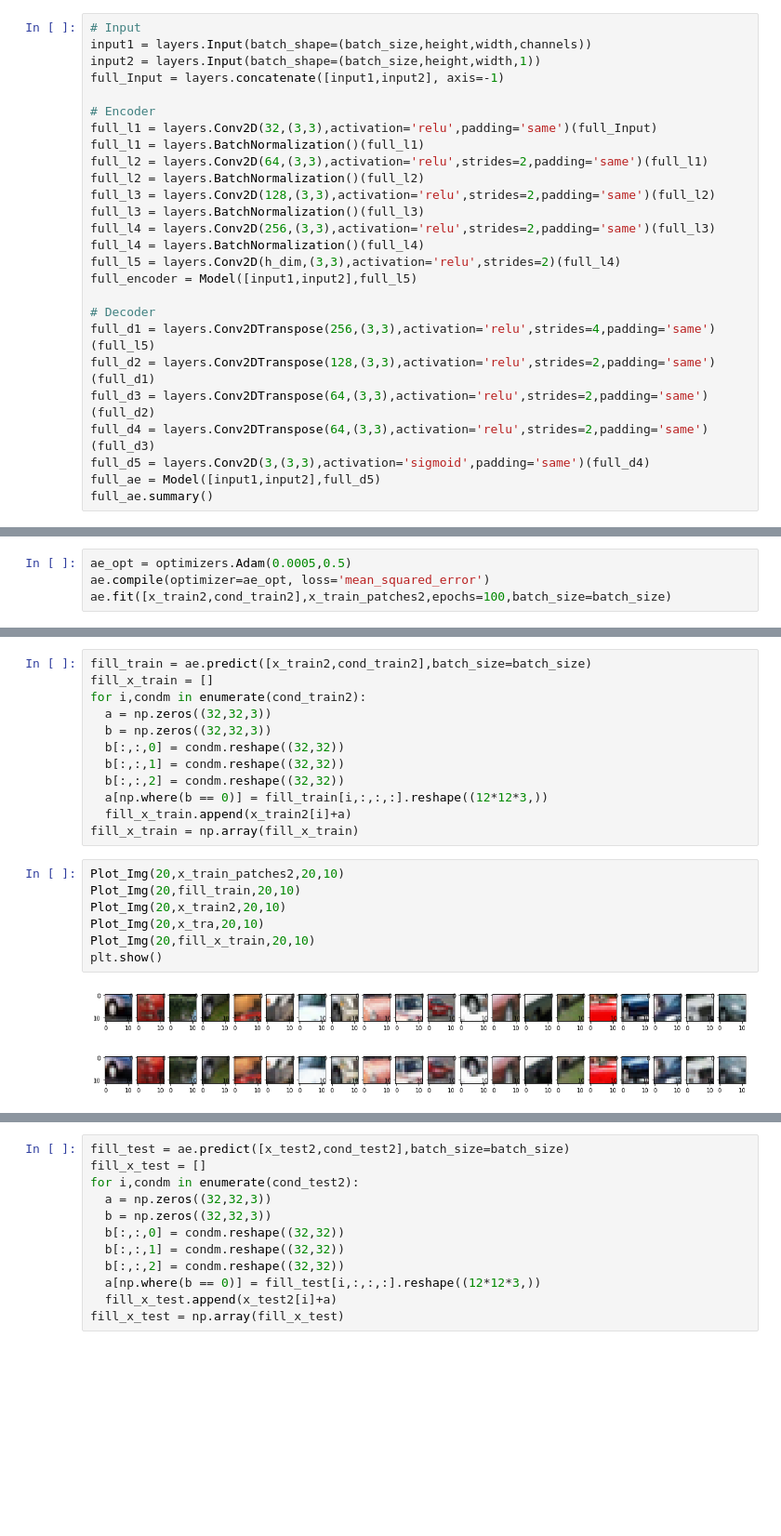
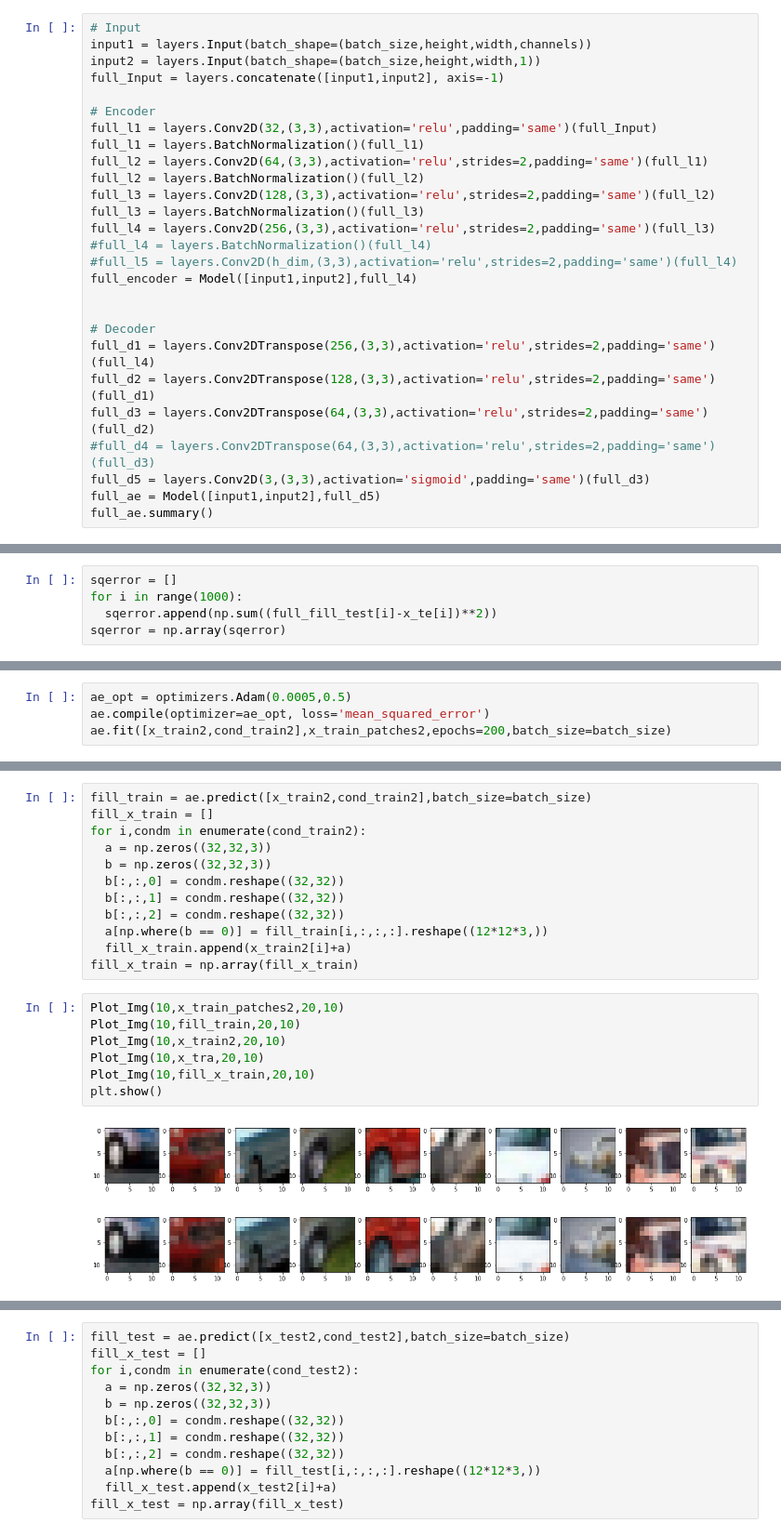
Before and after one commit to nji3/Deep_Learning_Study_Tutorial, a Jupyter notebook: Image Fill/Image_Fill_by_AutoEncoder.ipynb, the cells around one changed output, grey strips where cells are left out. Shown at 93% size. Drawn from its saved outputs; the diff is of its cells as text; blank space fills up the shorter version.

Commit message:
update direct conv and autoencoder

```diff
--- a/Image Fill/Image_Fill_by_AutoEncoder.ipynb
+++ b/Image Fill/Image_Fill_by_AutoEncoder.ipynb
@@ -92,16 +92,17 @@ full_l2 = layers.BatchNormalization()(full_l2)
 full_l3 = layers.Conv2D(128,(3,3),activation='relu',strides=2,padding='same')(full_l2)
 full_l3 = layers.BatchNormalization()(full_l3)
 full_l4 = layers.Conv2D(256,(3,3),activation='relu',strides=2,padding='same')(full_l3)
-full_l4 = layers.BatchNormalization()(full_l4)
-full_l5 = layers.Conv2D(h_dim,(3,3),activation='relu',strides=2)(full_l4)
-full_encoder = Model([input1,input2],full_l5)
+#full_l4 = layers.BatchNormalization()(full_l4)
+#full_l5 = layers.Conv2D(h_dim,(3,3),activation='relu',strides=2,padding='same')(full_l4)
+full_encoder = Model([input1,input2],full_l4)
+
 
 # Decoder
-full_d1 = layers.Conv2DTranspose(256,(3,3),activation='relu',strides=4,padding='same')(full_l5)
+full_d1 = layers.Conv2DTranspose(256,(3,3),activation='relu',strides=2,padding='same')(full_l4)
 full_d2 = layers.Conv2DTranspose(128,(3,3),activation='relu',strides=2,padding='same')(full_d1)
 full_d3 = layers.Conv2DTranspose(64,(3,3),activation='relu',strides=2,padding='same')(full_d2)
-full_d4 = layers.Conv2DTranspose(64,(3,3),activation='relu',strides=2,padding='same')(full_d3)
-full_d5 = layers.Conv2D(3,(3,3),activation='sigmoid',padding='same')(full_d4)
+#full_d4 = layers.Conv2DTranspose(64,(3,3),activation='relu',strides=2,padding='same')(full_d3)
+full_d5 = layers.Conv2D(3,(3,3),activation='sigmoid',padding='same')(full_d3)
 full_ae = Model([input1,input2],full_d5)
 full_ae.summary()
 # %% [output]
@@ -167,0 +177,5 @@ plt.show()
+# %%
+sqerror = []
+for i in range(1000):
+  sqerror.append(np.sum((full_fill_test[i]-x_te[i])**2))
+sqerror = np.array(sqerror)
@@ -255,5 +287,5 @@ ________________________________________________________________________________
 # %%
 ae_opt = optimizers.Adam(0.0005,0.5)
 ae.compile(optimizer=ae_opt, loss='mean_squared_error')
-ae.fit([x_train2,cond_train2],x_train_patches2,epochs=100,batch_size=batch_size)
+ae.fit([x_train2,cond_train2],x_train_patches2,epochs=200,batch_size=batch_size)
 # %% [output]
@@ -288,12 +320,12 @@ for i,condm in enumerate(cond_train2):
   fill_x_train.append(x_train2[i]+a)
 fill_x_train = np.array(fill_x_train)
 # %%
-Plot_Img(20,x_train_patches2,20,10)
-Plot_Img(20,fill_train,20,10)
-Plot_Img(20,x_train2,20,10)
-Plot_Img(20,x_tra,20,10)
-Plot_Img(20,fill_x_train,20,10)
+Plot_Img(10,x_train_patches2,20,10)
+Plot_Img(10,fill_train,20,10)
+Plot_Img(10,x_train2,20,10)
+Plot_Img(10,x_tra,20,10)
+Plot_Img(10,fill_x_train,20,10)
 plt.show()
 # %% [output]
-[figure, old version]
+[figure, new version]
-[figure, old version]
+[figure, new version]
```
Also changed, not shown: parts of 17 cells of this notebook, 1 other file.
